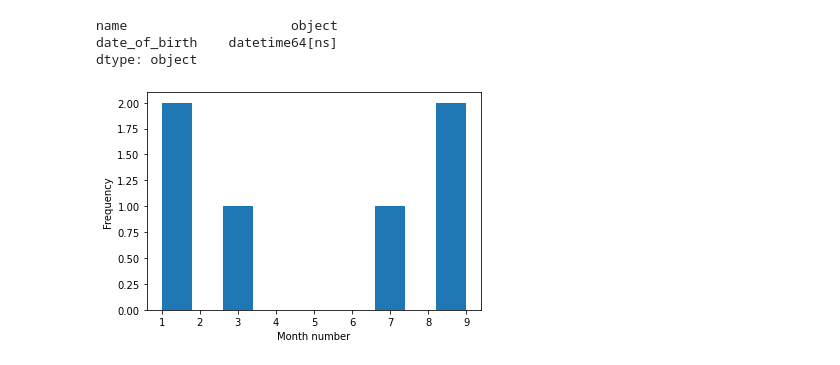
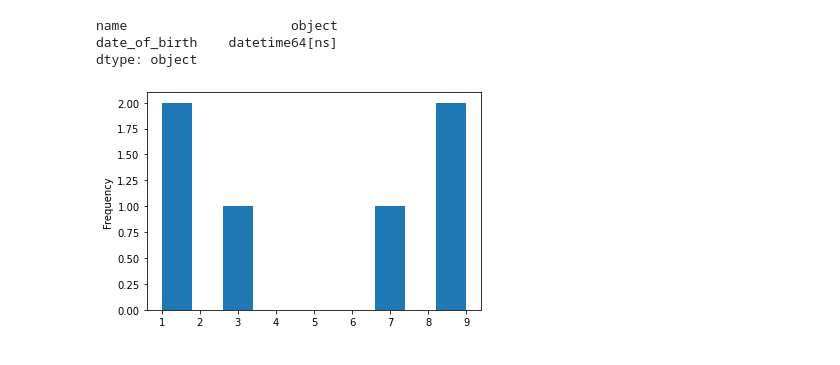
Before and after one commit to queirozfcom/python-sandbox, a Jupyter notebook: python3/notebooks/matplotlib/pandas-plotting-post.ipynb, the cells around one changed output. Saved outputs shown, nothing was run; the diff lists cells and outputs as text; code cells hidden in the pictures.

```diff
--- a/python3/notebooks/matplotlib/pandas-plotting-post.ipynb
+++ b/python3/notebooks/matplotlib/pandas-plotting-post.ipynb
@@ -191,7 +191,7 @@ dtype: object
 # %%
 plt.clf()
 df['date_of_birth'].map(lambda d: d.month).plot(kind='hist')
-plt.xlabel('Month number')
+# plt.xlabel('Month number')
 plt.show()
 # %% [output]
-[figure, old version]
+[figure, new version]
```
Also changed, not shown: parts of 7 cells of this notebook, 4 other files.
